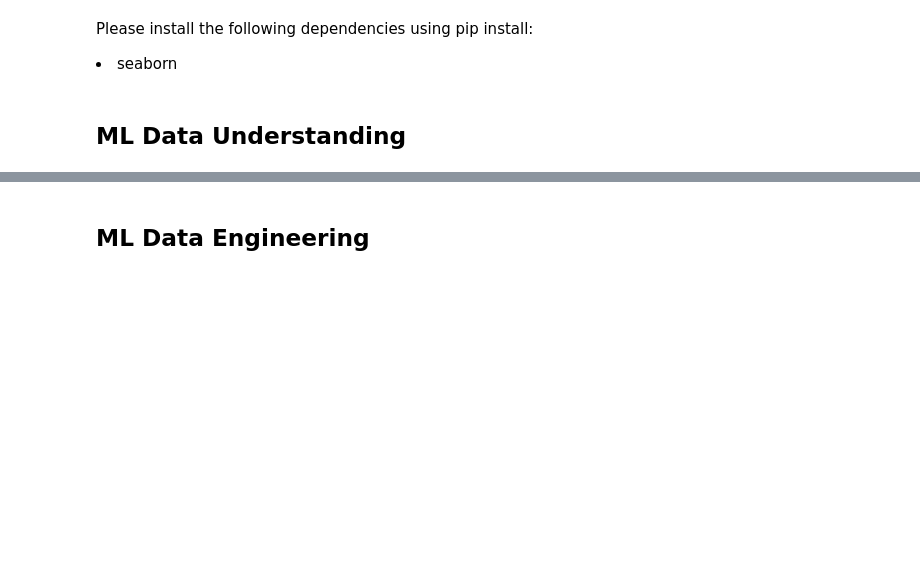
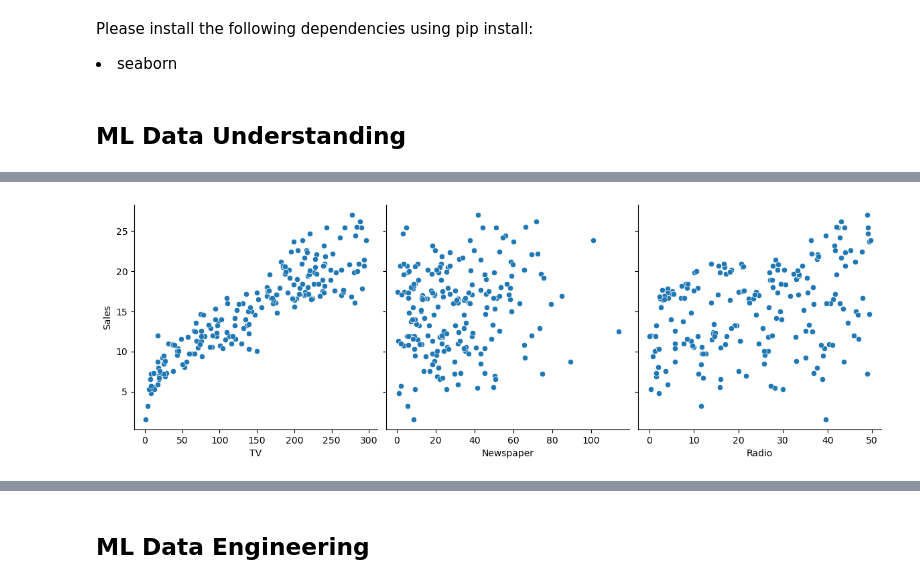
Before and after one commit to jjmartegarcia/machinelearning, a Jupyter notebook: excercises/LinearRegression/SalesPrediction.ipynb, the cells around one changed output, grey strips where cells are left out. Cells and saved outputs as stored; diff of their text form; code cells hidden in the pictures; blank space fills up the shorter version.

```diff
--- a/excercises/LinearRegression/SalesPrediction.ipynb
+++ b/excercises/LinearRegression/SalesPrediction.ipynb
@@ -163,0 +84,6 @@ plt.savefig('sc.png');
+# %%
+# Let's see how Sales are related with other variables using scatter plot.
+sns.pairplot(advertising, x_vars=['TV', 'Newspaper', 'Radio'], y_vars='Sales', height=4, aspect=1, kind='scatter')
+plt.show()
+# %% [output]
+[figure, added]
```
Also changed, not shown: parts of 51 cells of this notebook.
